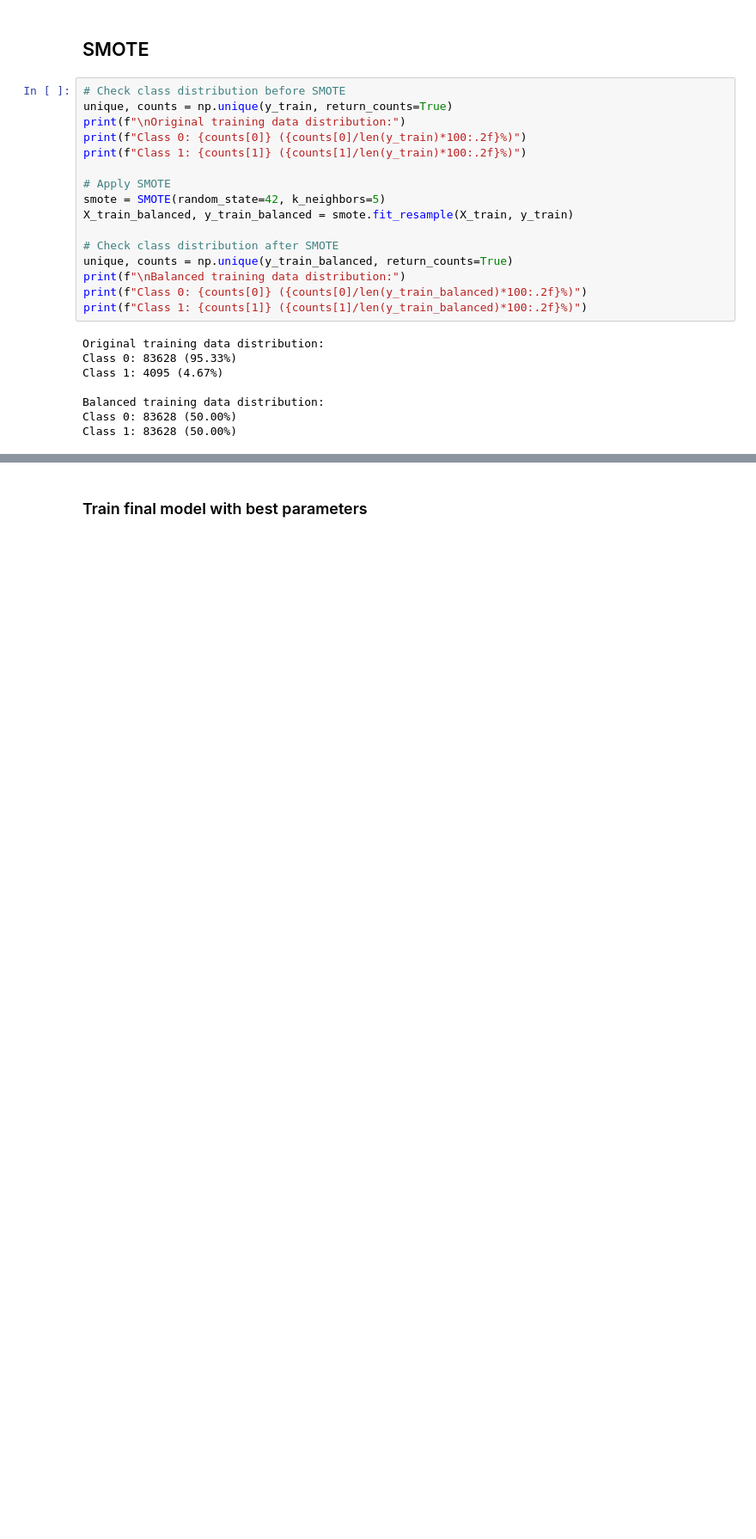
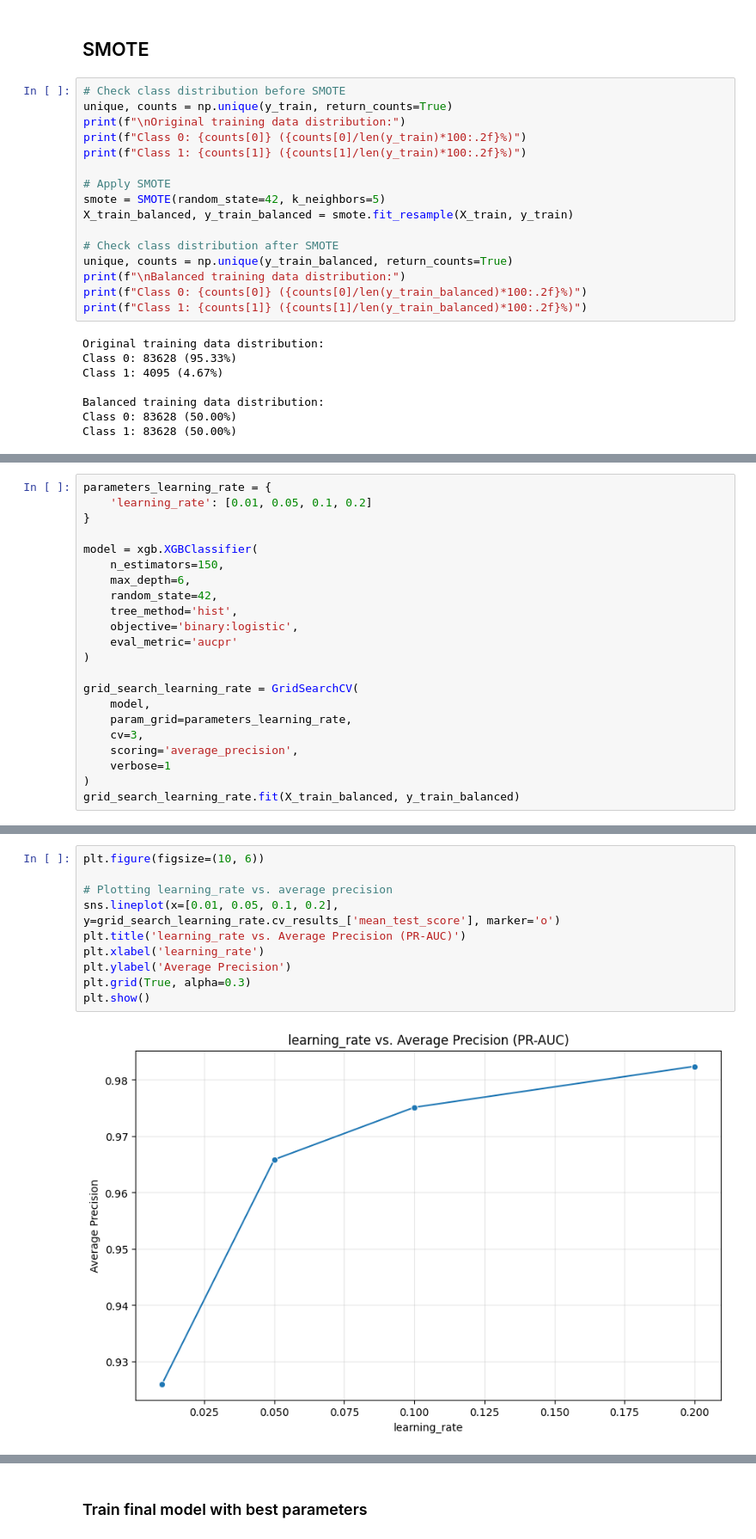
Before and after one commit to janisthx/DSA4262---dna1234, a Jupyter notebook: notebooks/XGBoost.ipynb, the cells around one changed output, grey strips where cells are left out. Shown: that part at 86% size. Cells and saved outputs as stored; diff of their text form; blank space fills up the shorter version.

```diff
--- a/notebooks/XGBoost.ipynb
+++ b/notebooks/XGBoost.ipynb
@@ -214,0 +316,22 @@ You can try to debug the error by setting error_score='raise'.
+# %%
+parameters_learning_rate = {
+    'learning_rate': [0.01, 0.05, 0.1, 0.2]
+}
+
+model = xgb.XGBClassifier(
+    n_estimators=150,
+    max_depth=6,
+    random_state=42,
+    tree_method='hist',
+    objective='binary:logistic',
+    eval_metric='aucpr'
+)
+
+grid_search_learning_rate = GridSearchCV(
+    model,
+    param_grid=parameters_learning_rate,
+    cv=3,
+    scoring='average_precision',
+    verbose=1
+)
+grid_search_learning_rate.fit(X_train_balanced, y_train_balanced)
@@ -214,0 +357,12 @@ You can try to debug the error by setting error_score='raise'.
+# %%
+plt.figure(figsize=(10, 6))
+
+# Plotting learning_rate vs. average precision
+sns.lineplot(x=[0.01, 0.05, 0.1, 0.2], y=grid_search_learning_rate.cv_results_['mean_test_score'], marker='o')
+plt.title('learning_rate vs. Average Precision (PR-AUC)')
+plt.xlabel('learning_rate')
+plt.ylabel('Average Precision')
+plt.grid(True, alpha=0.3)
+plt.show()
+# %% [output]
+[figure, added]
```
Also changed, not shown: parts of 28 cells of this notebook.
